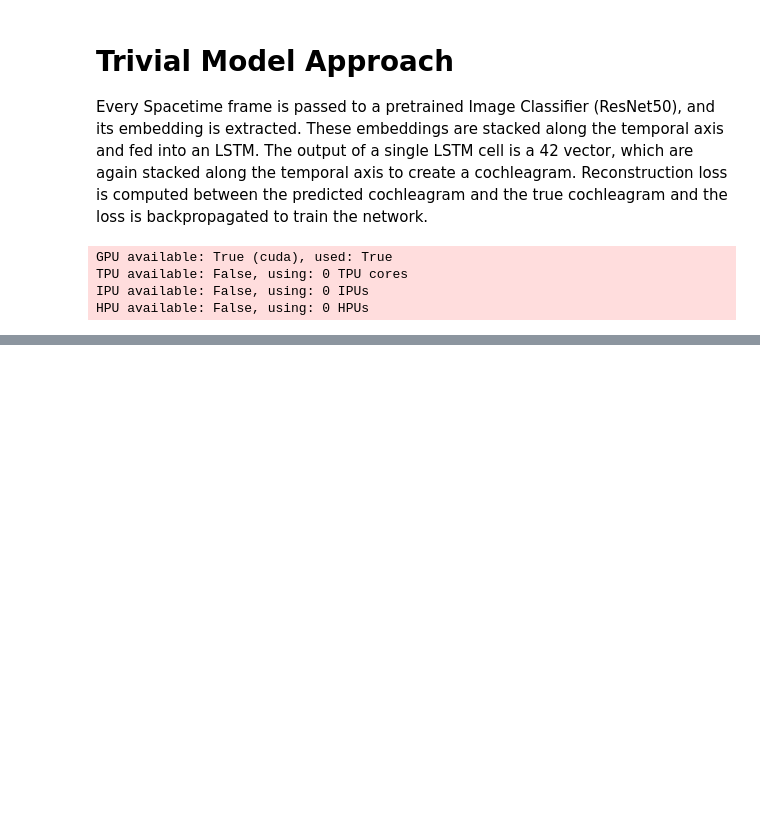
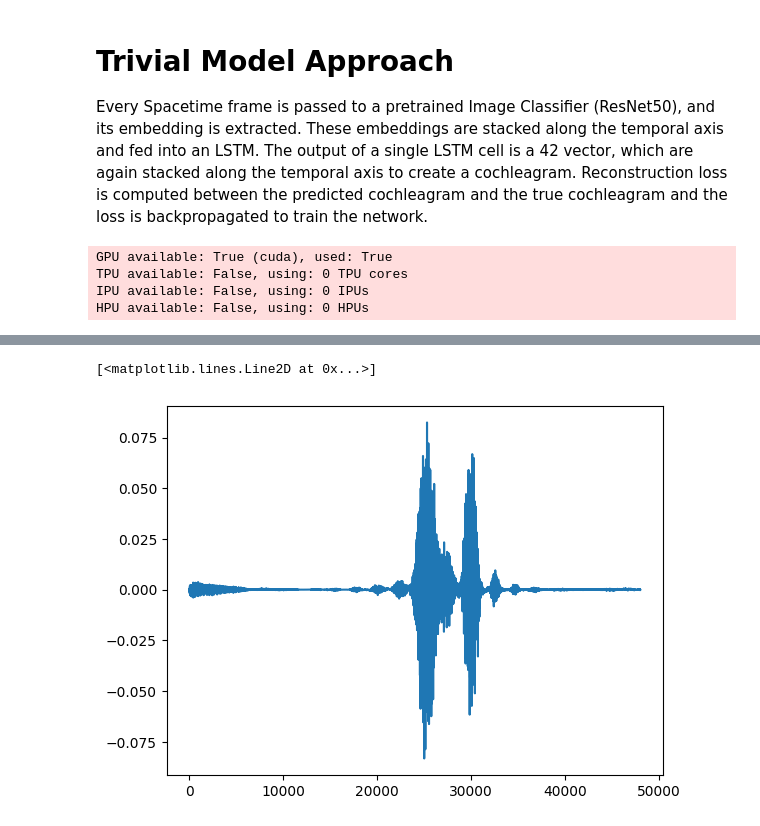
Before and after one commit to Aa-Aanegola/visually-indicated-sounds, a Jupyter notebook: src/experiments/TrivialModel.ipynb, the cells around one changed output, grey strips where cells are left out. Cells and saved outputs as stored; diff of their text form; code cells hidden in the pictures; blank space fills up the shorter version.

```diff
--- a/src/experiments/TrivialModel.ipynb
+++ b/src/experiments/TrivialModel.ipynb
@@ -116,0 +157,5 @@ LOCAL_RANK: 0 - CUDA_VISIBLE_DEVICES: [0]
+# %%
+plt.plot(range(wav_og.shape[0]), wav_og)
+# %% [output]
+[<matplotlib.lines.Line2D at 0x...>]
+[figure, added]
```
Also changed, not shown: parts of 11 cells of this notebook, 7 other files.
